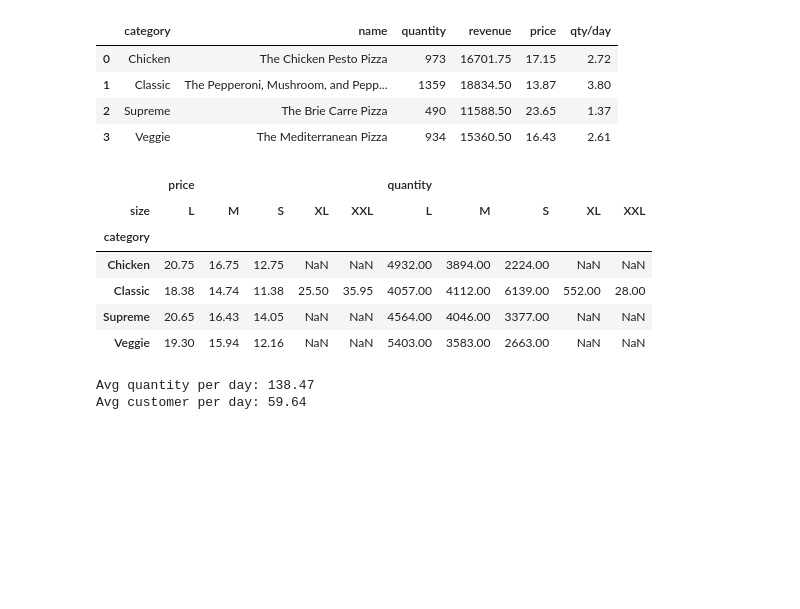
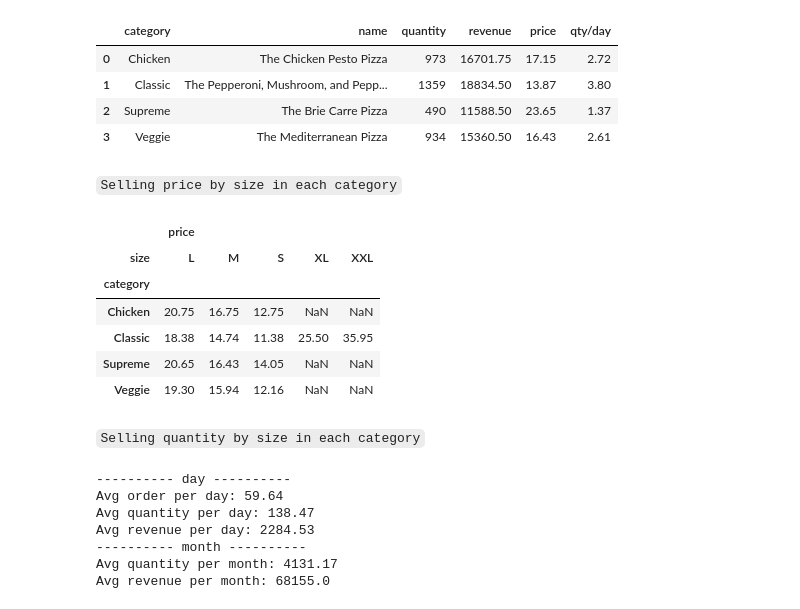
Before and after one commit to hhienly/Python, a Jupyter notebook: pizza.ipynb, the cells around one changed output. Saved outputs shown, nothing was run; the diff lists cells and outputs as text; code cells hidden in the pictures; blank space fills up the shorter version.

```diff
--- a/pizza.ipynb
+++ b/pizza.ipynb
@@ -230,16 +241,20 @@ Worst Selling Pizza by category:
 | 1 | Classic | The Pepperoni, Mushroom, and Pepp... | 1359 | 18834.50 | 13.87 | 3.80 |
 | 2 | Supreme | The Brie Carre Pizza | 490 | 11588.50 | 23.65 | 1.37 |
 | 3 | Veggie | The Mediterranean Pizza | 934 | 15360.50 | 16.43 | 2.61 |
+# %% [markdown]
+`Selling price by size in each category`
 # %%
-pd.pivot_table(data= df, index= 'category', columns= 'size', values= ['quantity','price'], aggfunc={'quantity':'sum','price':'mean'})
+pd.pivot_table(data= df, index= 'category', columns= 'size', values= ['price'], aggfunc={'price':'mean'})
 # %% [output]
-|  | price |  |  |  |  | quantity |  |  |  |  |
-| size | L | M | S | XL | XXL | L | M | S | XL | XXL |
-| category |  |  |  |  |  |  |  |  |  |  |
-| Chicken | 20.75 | 16.75 | 12.75 | NaN | NaN | 4932.00 | 3894.00 | 2224.00 | NaN | NaN |
-| Classic | 18.38 | 14.74 | 11.38 | 25.50 | 35.95 | 4057.00 | 4112.00 | 6139.00 | 552.00 | 28.00 |
-| Supreme | 20.65 | 16.43 | 14.05 | NaN | NaN | 4564.00 | 4046.00 | 3377.00 | NaN | NaN |
-| Veggie | 19.30 | 15.94 | 12.16 | NaN | NaN | 5403.00 | 3583.00 | 2663.00 | NaN | NaN |
+|  | price |  |  |  |  |
+| size | L | M | S | XL | XXL |
+| category |  |  |  |  |  |
+| Chicken | 20.75 | 16.75 | 12.75 | NaN | NaN |
+| Classic | 18.38 | 14.74 | 11.38 | 25.50 | 35.95 |
+| Supreme | 20.65 | 16.43 | 14.05 | NaN | NaN |
+| Veggie | 19.30 | 15.94 | 12.16 | NaN | NaN |
+# %% [markdown]
+`Selling quantity by size in each category`
 # %%
 fig = px.sunburst(df, path=['category','size'], values='quantity')
 fig.show()
@@ -247,10 +262,22 @@ fig.show()
 # Selling quantity, customer per day
 qty_per_day = df.groupby('date')['quantity'].sum().mean()
 cus_per_day = df.groupby('date')['order_id'].nunique().mean()
+rev_per_day = df.groupby('date')['revenue'].sum().mean()
 qty_per_month = df.groupby(df['date'].dt.month)['quantity'].sum().mean()
 cus_per_month = df.groupby(df['date'].dt.month)['order_id'].nunique().mean()
+rev_per_month = df.groupby(df['date'].dt.month)['revenue'].sum().mean()
+print('-'*10,'day','-'*10)
+print('Avg order per day:',round(cus_per_day,2))
 print('Avg quantity per day:',round(qty_per_day,2))
-print('Avg customer per day:',round(cus_per_day,2))
+print('Avg revenue per day:',round(rev_per_day,2))
+print('-'*10,'month','-'*10)
+print('Avg quantity per month:',round(qty_per_month,2))
+print('Avg revenue per month:',round(rev_per_month,2))
 # %% [output]
+---------- day ----------
+Avg order per day: 59.64
 Avg quantity per day: 138.47
-Avg customer per day: 59.64
+Avg revenue per day: 2284.53
+---------- month ----------
+Avg quantity per month: 4131.17
+Avg revenue per month: 68155.0
```
Also changed, not shown: parts of 13 cells of this notebook.
